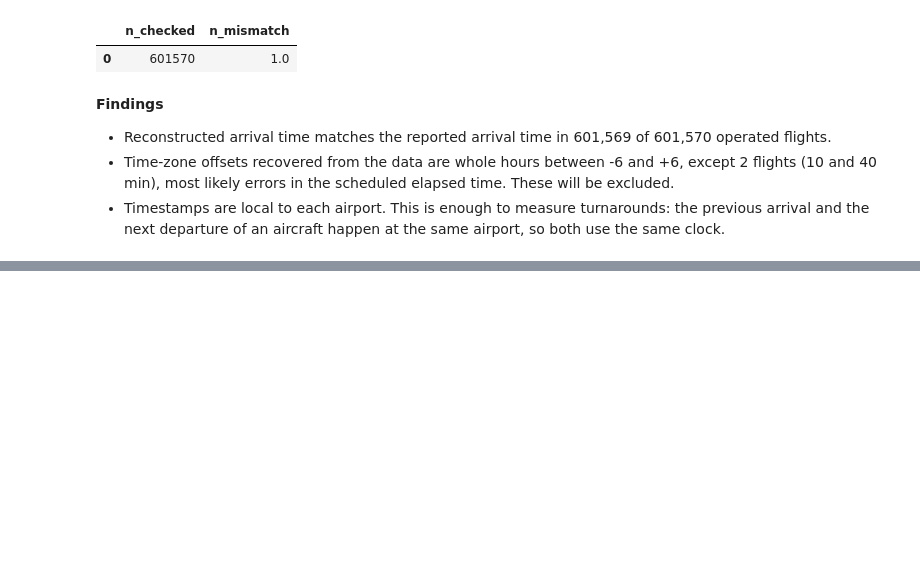
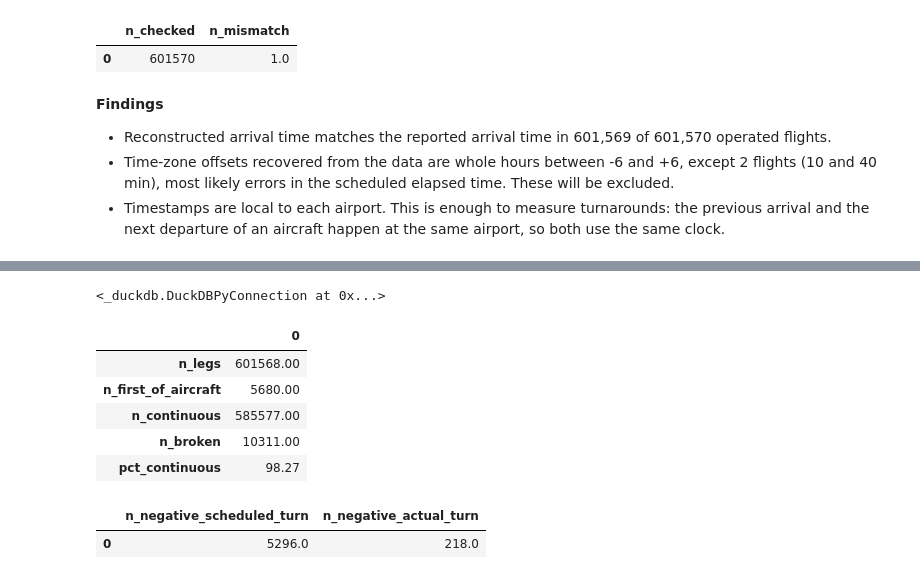
Before and after one commit to xavipena-data/bts-delay-propagation, a Jupyter notebook: notebooks/02_rotations.ipynb, the cells around one changed output, grey strips where cells are left out. Saved outputs shown, nothing was run; the diff lists cells and outputs as text; code cells hidden in the pictures; blank space fills up the shorter version.

```diff
--- a/notebooks/02_rotations.ipynb
+++ b/notebooks/02_rotations.ipynb
@@ -97,0 +102,45 @@ con.sql("""
+# %%
+con.execute("""
+CREATE OR REPLACE VIEW legs AS
+SELECT *,
+    LAG(carrier)       OVER w AS prev_carrier,
+    LAG(flight_number) OVER w AS prev_flight_number,
+    LAG(dest)          OVER w AS prev_dest,
+    LAG(crs_arr_ts)    OVER w AS prev_crs_arr_ts,
+    LAG(arr_ts)        OVER w AS prev_arr_ts,
+    LAG(arr_delay)     OVER w AS prev_arr_delay
+FROM ops
+WHERE tz_offset_min % 60 = 0
+WINDOW w AS (PARTITION BY tail_number ORDER BY crs_dep_ts, flight_number)
+""")
+# %% [output]
+<_duckdb.DuckDBPyConnection at 0x...>
+# %%
+con.sql("""
+    SELECT
+        count(*)                                      AS n_legs,
+        sum((prev_dest IS NULL)::INT)                 AS n_first_of_aircraft,
+        sum((prev_dest = origin)::INT)                AS n_continuous,
+        sum((prev_dest <> origin)::INT)               AS n_broken,
+        round(100.0 * sum((prev_dest = origin)::INT)
+              / sum((prev_dest IS NOT NULL)::INT), 2) AS pct_continuous
+    FROM legs
+""").df().T
+# %% [output]
+|  | 0 |
+| n_legs | 601568.00 |
+| n_first_of_aircraft | 5680.00 |
+| n_continuous | 585577.00 |
+| n_broken | 10311.00 |
+| pct_continuous | 98.27 |
+# %%
+con.sql("""
+    SELECT
+        sum((prev_crs_arr_ts > crs_dep_ts)::INT) AS n_negative_scheduled_turn,
+        sum((prev_arr_ts > dep_ts)::INT)         AS n_negative_actual_turn
+    FROM legs
+    WHERE prev_dest = origin
+""").df()
+# %% [output]
+|  | n_negative_scheduled_turn | n_negative_actual_turn |
+| 0 | 5296.0 | 218.0 |
```
Also changed, not shown: parts of 8 cells of this notebook, 1 other file.
